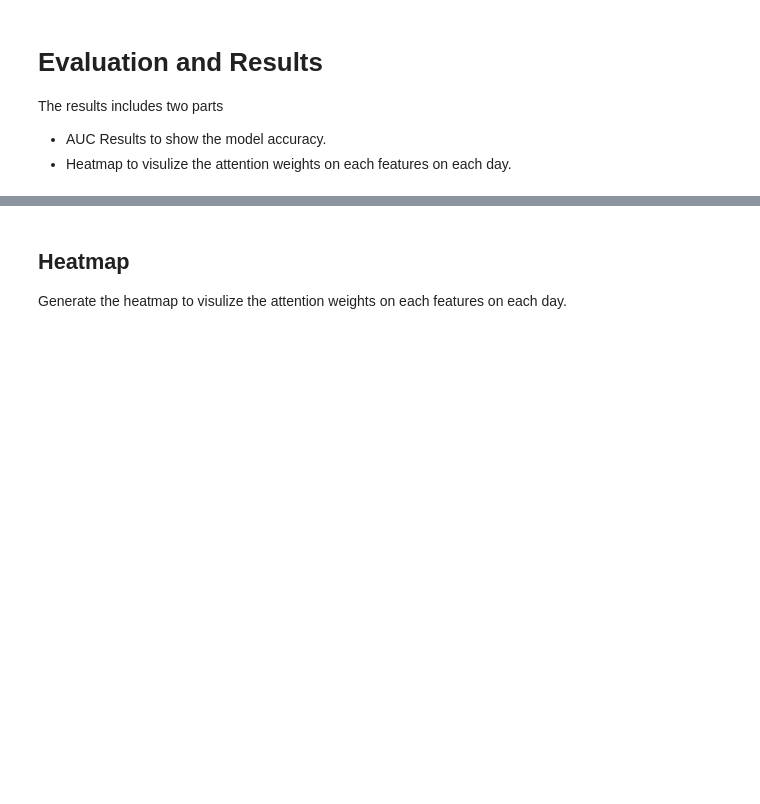
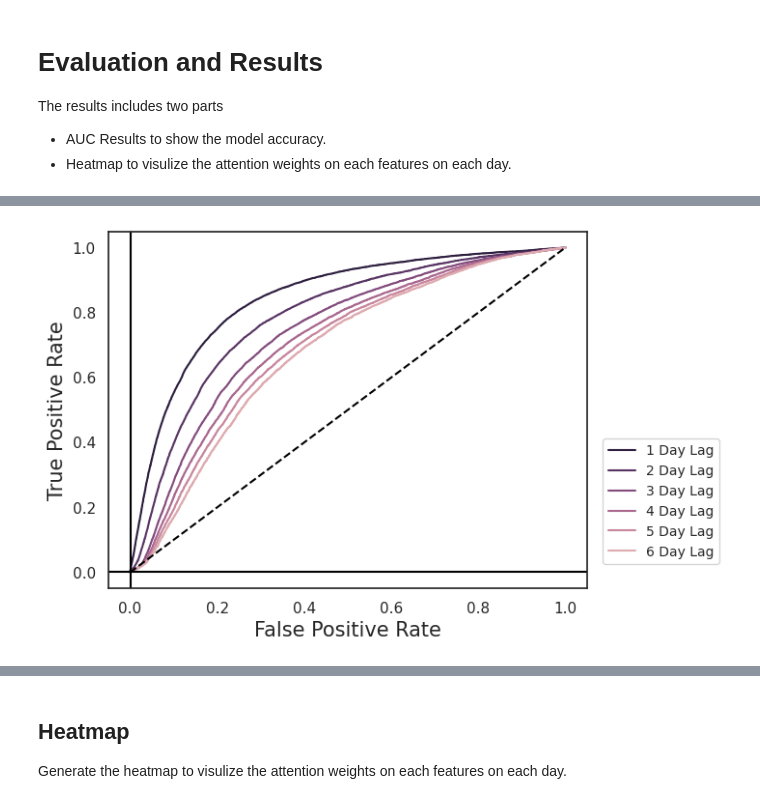
Before and after one commit to jgbyc/DL4H_Team_44, a Jupyter notebook: DL4H_Team_44.ipynb, the cells around one changed output, grey strips where cells are left out. Cells and saved outputs as stored; diff of their text form; code cells hidden in the pictures; blank space fills up the shorter version.

```diff
--- a/DL4H_Team_44.ipynb
+++ b/DL4H_Team_44.ipynb
@@ -282,0 +667,30 @@ print(classification_report(Y_TEST[~y_boolmat_test], np.around(Y_PRED_mask_0[~y_
+# %%
+(fpr_mask_1, tpr_mask_1, thresholds_mask_1) = roc_curve(Y_TEST_LAG_1, Y_PRED_LAG_1)
+(fpr_mask_2, tpr_mask_2, thresholds_mask_2) = roc_curve(Y_TEST_LAG_2, Y_PRED_LAG_2)
+(fpr_mask_3, tpr_mask_3, thresholds_mask_3) = roc_curve(Y_TEST_LAG_3, Y_PRED_LAG_3)
+(fpr_mask_4, tpr_mask_4, thresholds_mask_4) = roc_curve(Y_TEST_LAG_4, Y_PRED_LAG_4)
+(fpr_mask_5, tpr_mask_5, thresholds_mask_5) = roc_curve(Y_TEST_LAG_5, Y_PRED_LAG_5)
+(fpr_mask_6, tpr_mask_6, thresholds_mask_6) = roc_curve(Y_TEST_LAG_6, Y_PRED_LAG_6)
+(fpr_mask_7, tpr_mask_7, thresholds_mask_7) = roc_curve(Y_TEST_LAG_7, Y_PRED_LAG_7)
+
+fpr_tprs = [(fpr_mask_1, tpr_mask_1), (fpr_mask_2, tpr_mask_2), (fpr_mask_3, tpr_mask_3), (fpr_mask_4, tpr_mask_4),
+            (fpr_mask_5, tpr_mask_5), (fpr_mask_6, tpr_mask_6), (fpr_mask_7, tpr_mask_7), (fpr_mask_8, tpr_mask_8),
+            (fpr_mask_9, tpr_mask_9), (fpr_mask_10, tpr_mask_10), (fpr_mask_11, tpr_mask_11), (fpr_mask_12, tpr_mask_12),
+            (fpr_mask_13, tpr_mask_13), (fpr_mask_0, tpr_mask_0)]
+# %%
+fig, ax = plt.subplots()
+ax.set_facecolor('white')
+
+for color, fpr_tpr_tuple, i in zip(np.array(color_list_reduced)[-1:0:-1], fpr_tprs, range(1,8)):
+    plt.plot(fpr_tpr_tuple[0], fpr_tpr_tuple[1], label='{0} Day Lag'.format(i), color=color)
+
+plt.plot([0, 1], [0, 1], color='black', linestyle='--')
+plt.xlabel('False Positive Rate', fontsize=15)
+plt.ylabel('True Positive Rate', fontsize=15)
+plt.axhline(0, color='black')
+plt.axvline(0, color='black')
+legend = plt.legend(loc="lower right", prop={'size': 10}, bbox_to_anchor=(1.29, 0.05))
+# plt.savefig('./figures/{0}_lagged_roc_curves_Fig_2.eps'.format(target), format='eps',
+#              dpi=300, facecolor='white', transparent=True, bbox_extra_artists=(legend,), bbox_inches='tight')
+# %% [output]
+[figure, added]
```
Also changed, not shown: parts of 42 cells of this notebook, 3 other files.
